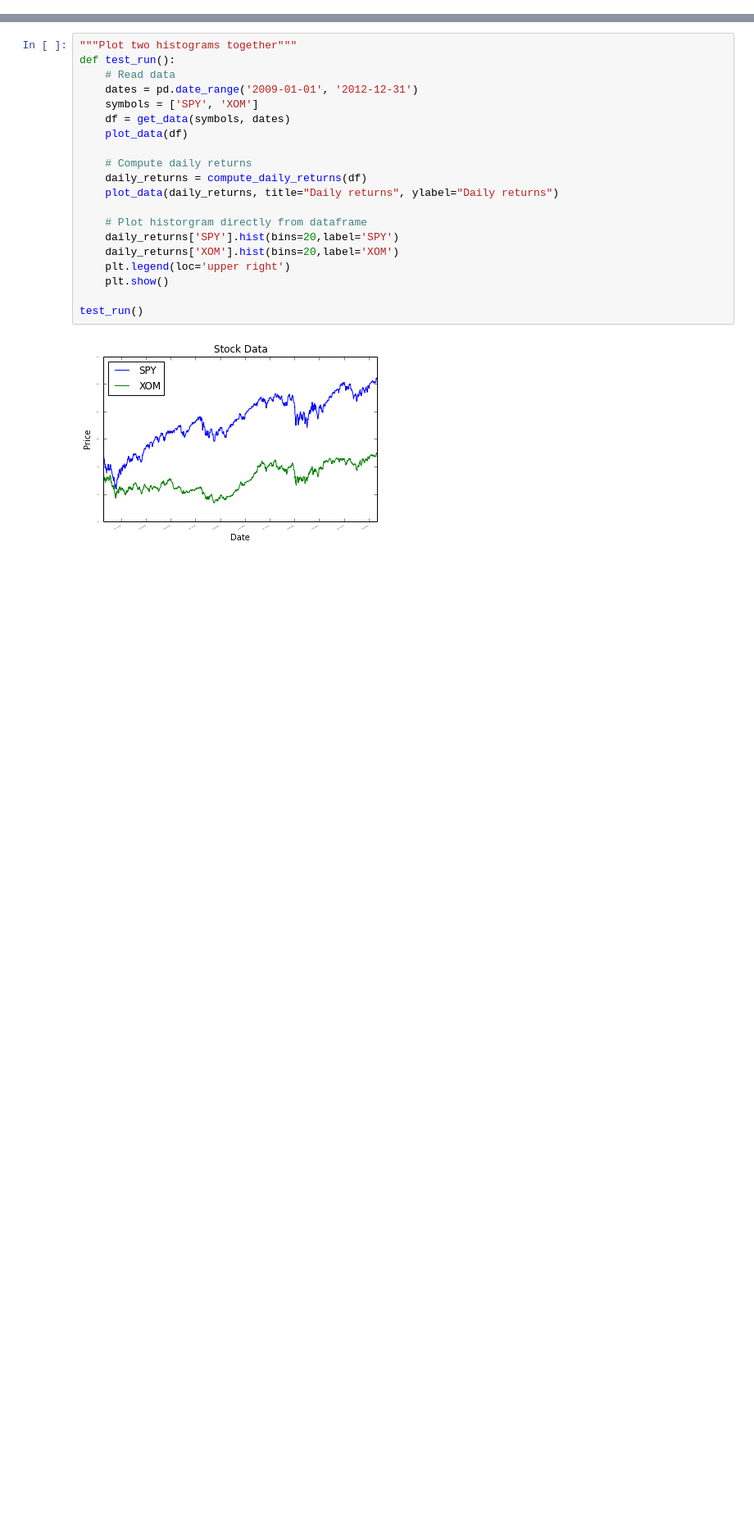
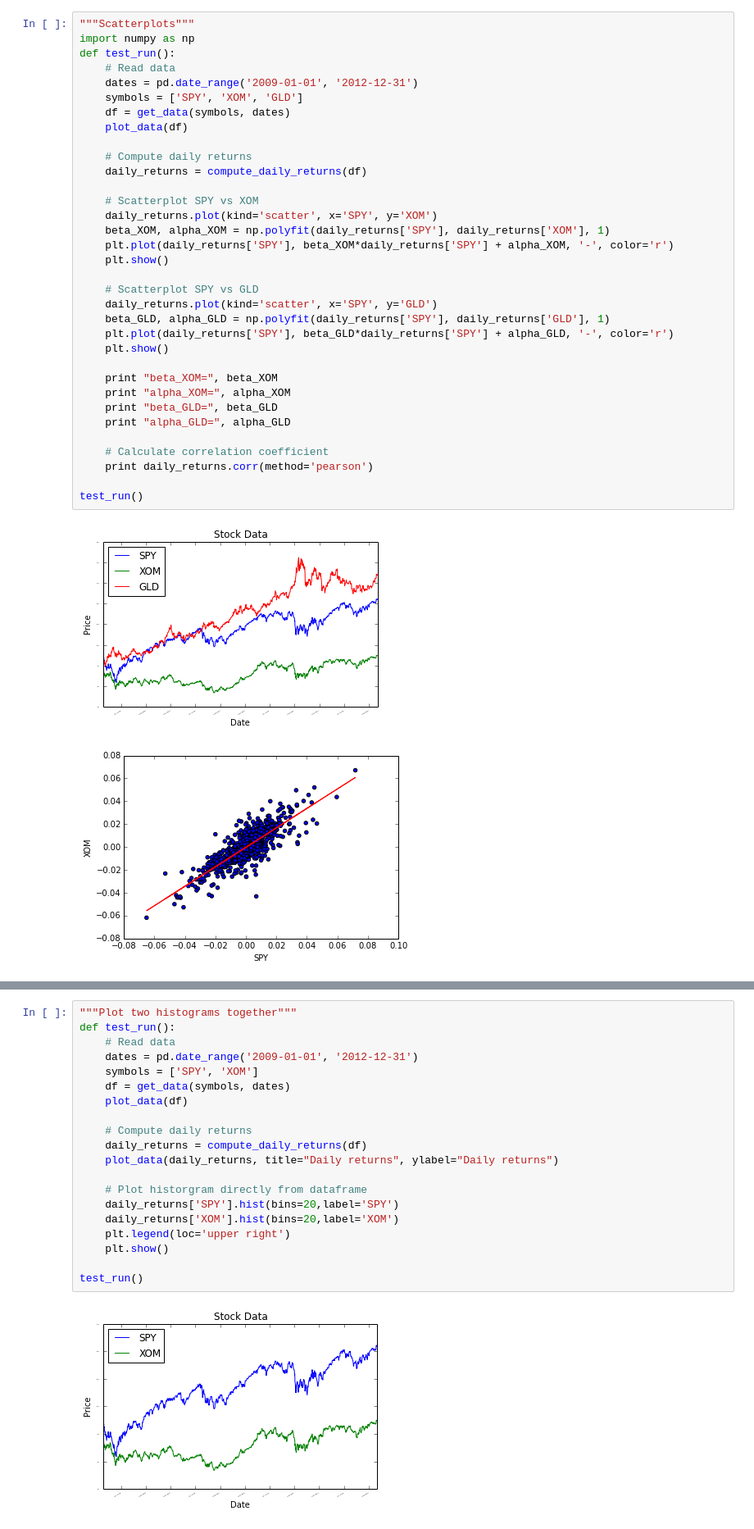
Before and after one commit to glc12125/ML_for_trading, a Jupyter notebook: 01-06/01-06.ipynb, the cells around one changed output, grey strips where cells are left out. Shown at 82% size. Drawn from its saved outputs; the diff is of its cells as text; blank space fills up the shorter version.

Commit message:
add scatter

```diff
--- a/01-06/01-06.ipynb
+++ b/01-06/01-06.ipynb
@@ -0,0 +1,37 @@
+# %%
+"""Scatterplots"""
+import numpy as np
+def test_run():
+    # Read data
+    dates = pd.date_range('2009-01-01', '2012-12-31')
+    symbols = ['SPY', 'XOM', 'GLD']
+    df = get_data(symbols, dates)
+    plot_data(df)
+
+    # Compute daily returns
+    daily_returns = compute_daily_returns(df)
+
+    # Scatterplot SPY vs XOM
+    daily_returns.plot(kind='scatter', x='SPY', y='XOM')
+    beta_XOM, alpha_XOM = np.polyfit(daily_returns['SPY'], daily_returns['XOM'], 1)
+    plt.plot(daily_returns['SPY'], beta_XOM*daily_returns['SPY'] + alpha_XOM, '-', color='r')
+    plt.show()
+
+    # Scatterplot SPY vs GLD
+    daily_returns.plot(kind='scatter', x='SPY', y='GLD')
+    beta_GLD, alpha_GLD = np.polyfit(daily_returns['SPY'], daily_returns['GLD'], 1)
+    plt.plot(daily_returns['SPY'], beta_GLD*daily_returns['SPY'] + alpha_GLD, '-', color='r')
+    plt.show()
+
+    print "beta_XOM=", beta_XOM
+    print "alpha_XOM=", alpha_XOM
+    print "beta_GLD=", beta_GLD
+    print "alpha_GLD=", alpha_GLD
+
+    # Calculate correlation coefficient
+    print daily_returns.corr(method='pearson')
+
+test_run()
+# %% [output]
+[figure, added]
+[figure, added]
```
Also changed, not shown: parts of 1 cell of this notebook.
